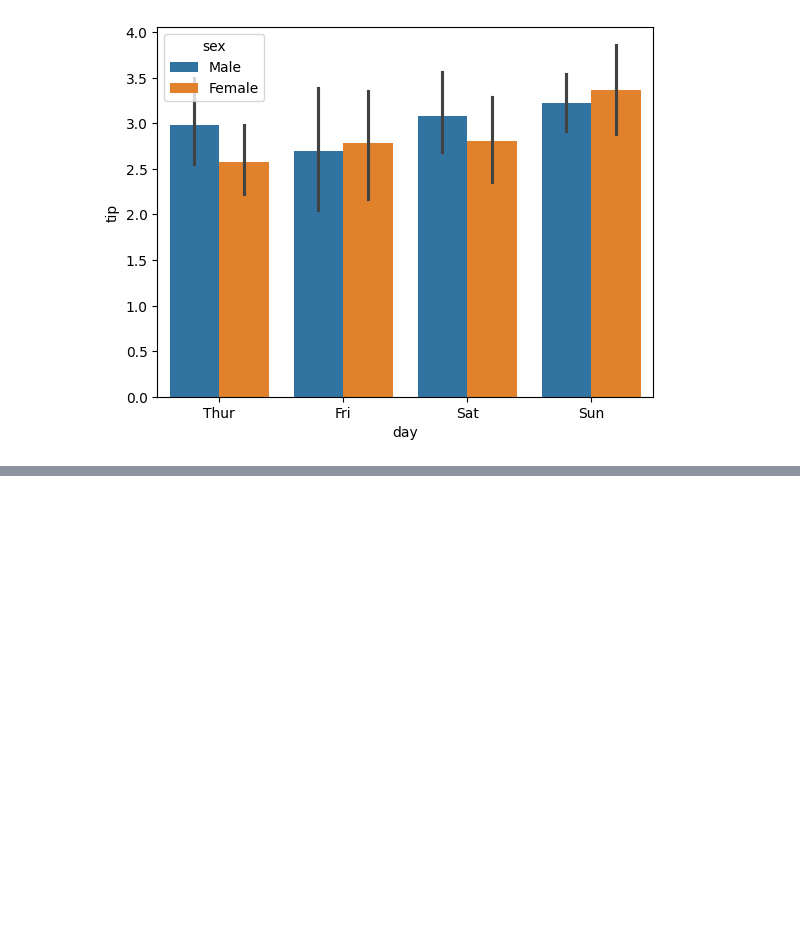
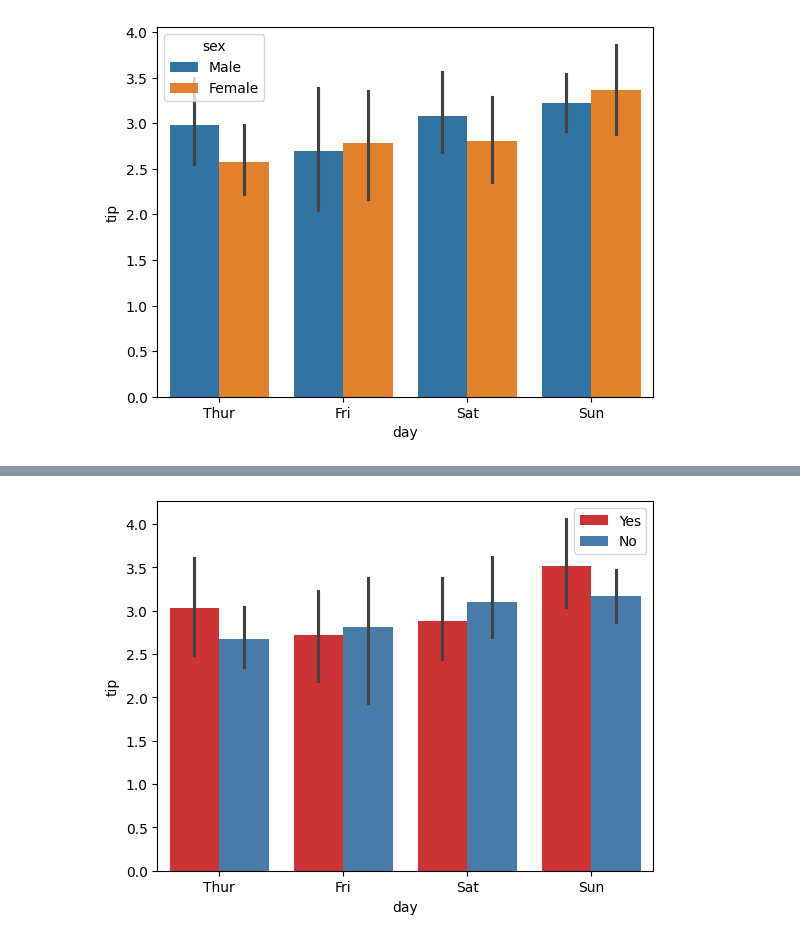
Before and after one commit to kshitij-commit/DataScience, a Jupyter notebook: 05_seaborn/03_Categorical_Plots.ipynb, the cells around one changed output, grey strips where cells are left out. Saved outputs shown, nothing was run; the diff lists cells and outputs as text; code cells hidden in the pictures; blank space fills up the shorter version.

Commit message:
feat: add palette parameter in barplot

```diff
--- a/05_seaborn/03_Categorical_Plots.ipynb
+++ b/05_seaborn/03_Categorical_Plots.ipynb
@@ -182,0 +197,12 @@ plt.show()
+# %%
+sns.barplot(
+    data = tips,
+    x = 'day',
+    y = 'tip',
+    hue = 'smoker',
+    palette='Set1'
+)
+plt.legend(loc = 'upper right')
+plt.show()
+# %% [output]
+[figure, added]
```
Also changed, not shown: parts of 3 cells of this notebook.
